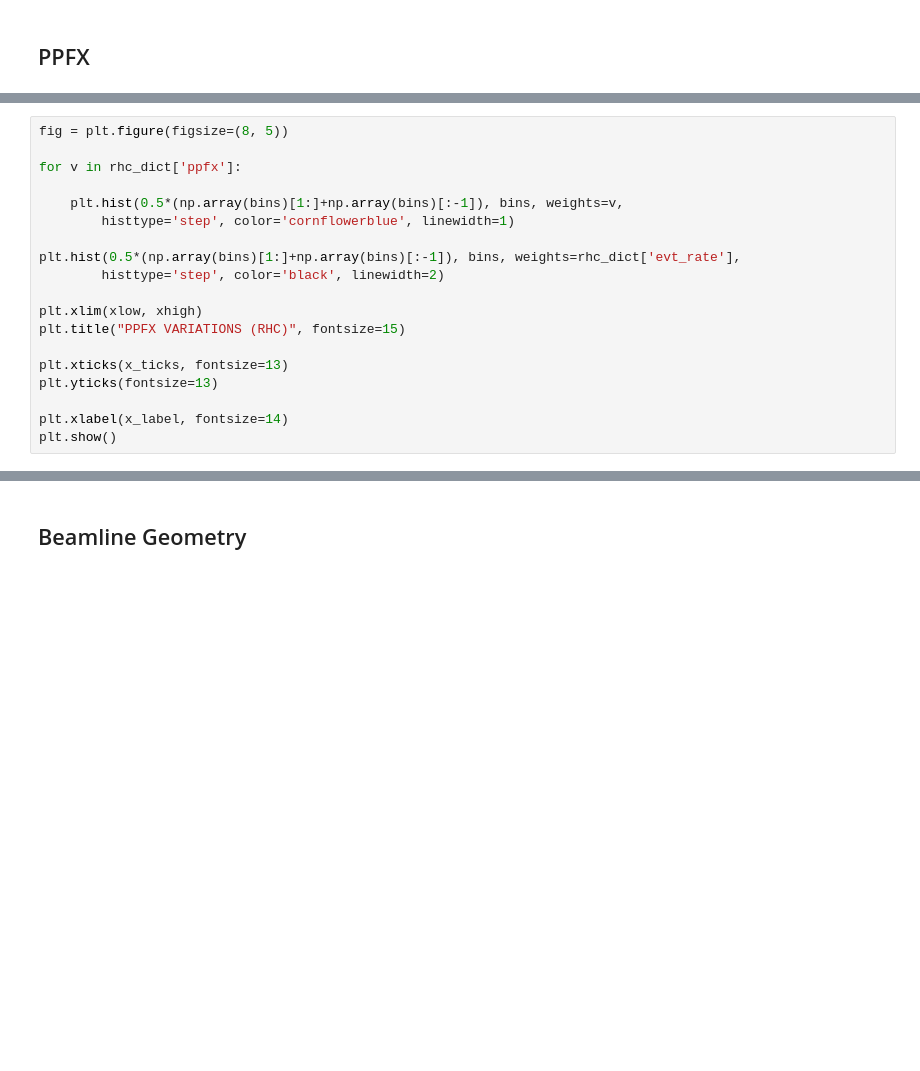
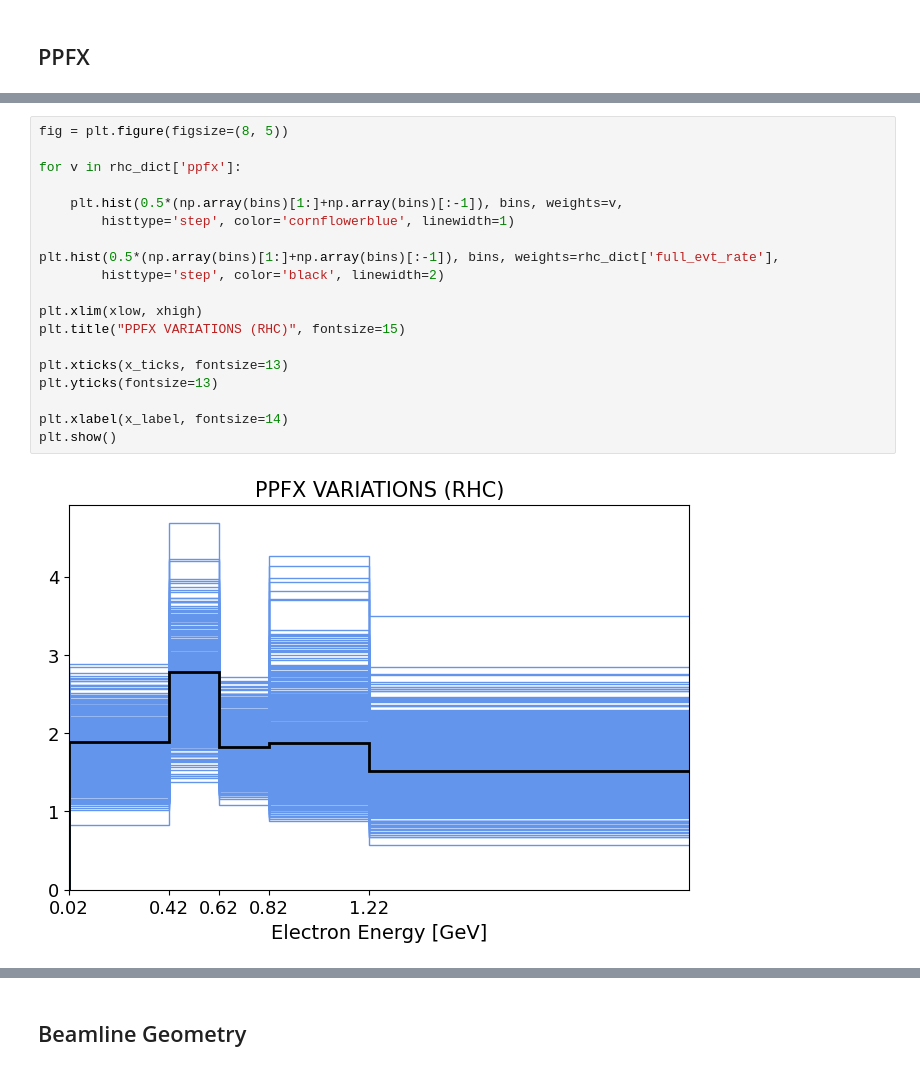
Before and after one commit to abbeybarnard/uB_NuMI_CC_Np, a Jupyter notebook: combined.ipynb, the cells around one changed output, grey strips where cells are left out. Cells and saved outputs as stored; diff of their text form; blank space fills up the shorter version.

```diff
--- a/combined.ipynb
+++ b/combined.ipynb
@@ -132,22 +165,24 @@ plt.show()
 # %%
 fig = plt.figure(figsize=(8, 5))
 
 for v in rhc_dict['ppfx']:
 
     plt.hist(0.5*(np.array(bins)[1:]+np.array(bins)[:-1]), bins, weights=v,
         histtype='step', color='cornflowerblue', linewidth=1)
 
-plt.hist(0.5*(np.array(bins)[1:]+np.array(bins)[:-1]), bins, weights=rhc_dict['evt_rate'],
+plt.hist(0.5*(np.array(bins)[1:]+np.array(bins)[:-1]), bins, weights=rhc_dict['full_evt_rate'],
         histtype='step', color='black', linewidth=2)
 
 plt.xlim(xlow, xhigh)
 plt.title("PPFX VARIATIONS (RHC)", fontsize=15)
 
 plt.xticks(x_ticks, fontsize=13)
 plt.yticks(fontsize=13)
 
 plt.xlabel(x_label, fontsize=14)
 plt.show()
+# %% [output]
+[figure, added]
 # %%
 ppfx_variations = []
 
```
Also changed, not shown: parts of 53 cells of this notebook, 5 other files.
